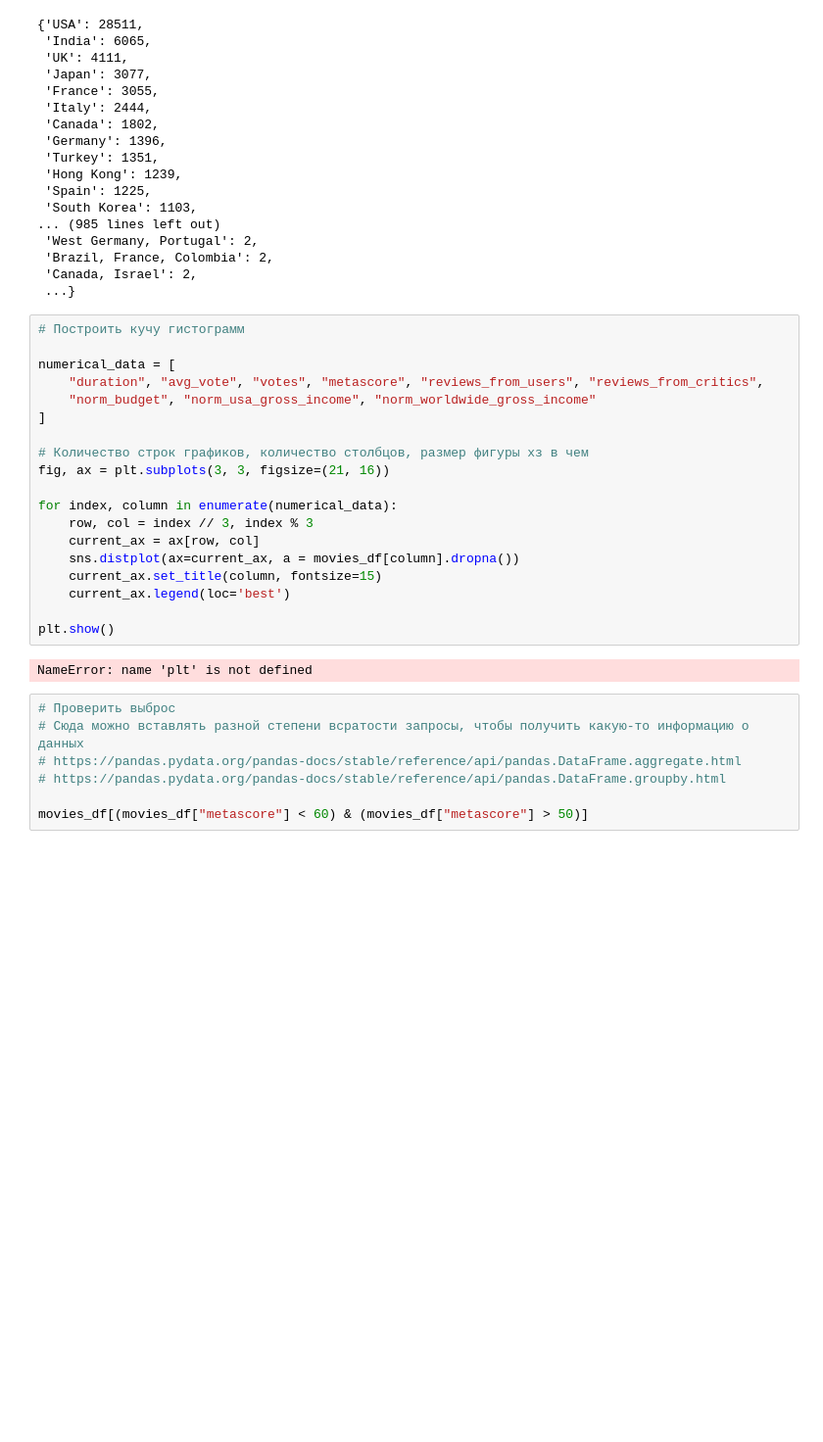
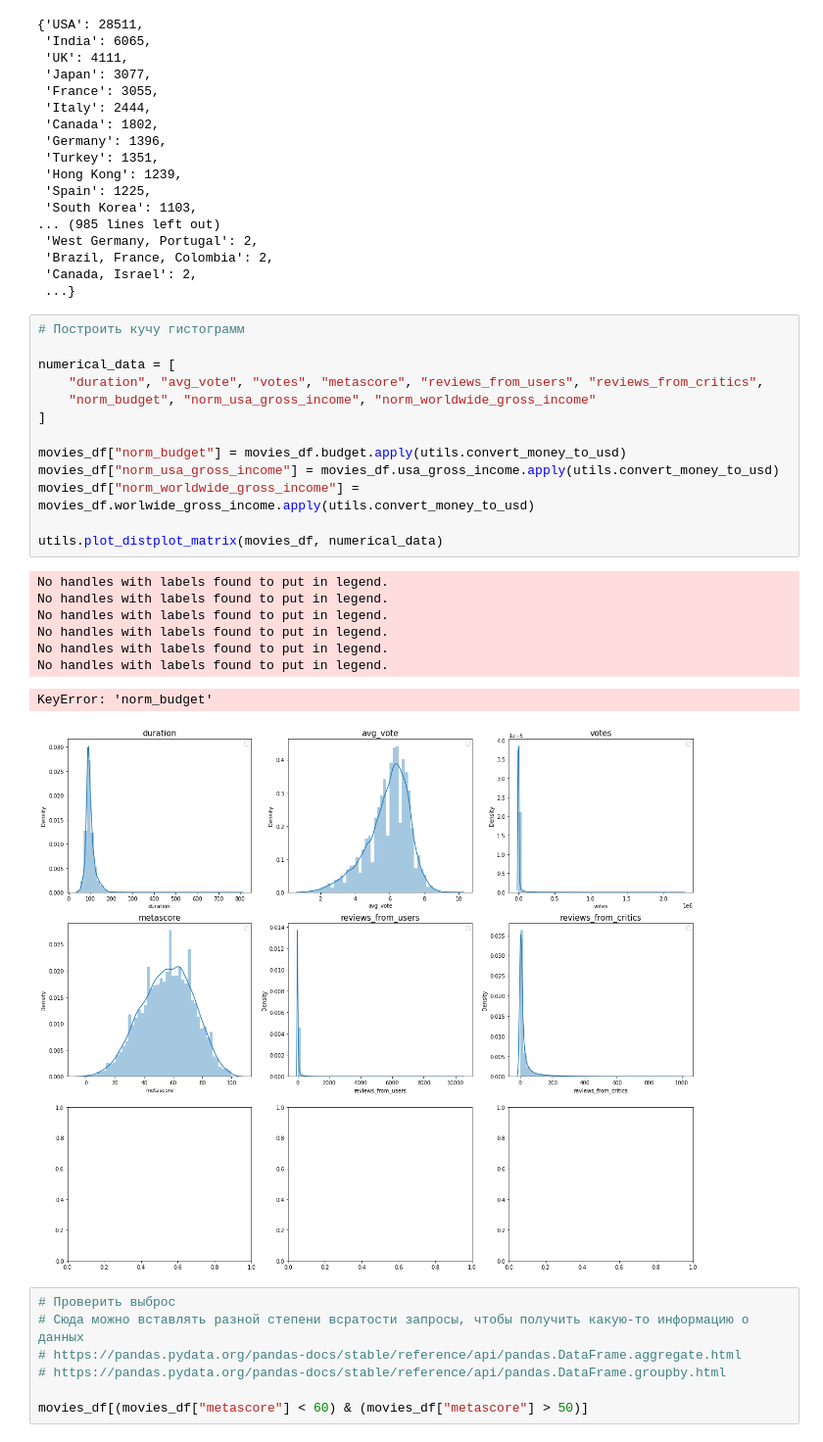
Before and after one commit to vsmaxim/data-analysis-2021, a Jupyter notebook: 01-exploration-movies.ipynb, the cells around one changed output. Shown at 98% size. Drawn from its saved outputs; the diff is of its cells as text; blank space fills up the shorter version.

```diff
--- a/01-exploration-movies.ipynb
+++ b/01-exploration-movies.ipynb
@@ -92,24 +88,25 @@ Counter({'Drama': 47110, 'Comedy': 29368, 'Romance': 14128, 'Action': 12948, 'Th
 # %%
 # Построить кучу гистограмм
 
 numerical_data = [
     "duration", "avg_vote", "votes", "metascore", "reviews_from_users", "reviews_from_critics",
     "norm_budget", "norm_usa_gross_income", "norm_worldwide_gross_income"
 ]
 
-# Количество строк графиков, количество столбцов, размер фигуры хз в чем
-fig, ax = plt.subplots(3, 3, figsize=(21, 16))
+movies_df["norm_budget"] = movies_df.budget.apply(utils.convert_money_to_usd)
+movies_df["norm_usa_gross_income"] = movies_df.usa_gross_income.apply(utils.convert_money_to_usd)
+movies_df["norm_worldwide_gross_income"] = movies_df.worlwide_gross_income.apply(utils.convert_money_to_usd)
 
-for index, column in enumerate(numerical_data):
-    row, col = index // 3, index % 3
-    current_ax = ax[row, col]
-    sns.distplot(ax=current_ax, a = movies_df[column].dropna())
-    current_ax.set_title(column, fontsize=15)
-    current_ax.legend(loc='best')
-
-plt.show()
+utils.plot_distplot_matrix(movies_df, numerical_data)
 # %% [output]
-NameError: name 'plt' is not defined
+No handles with labels found to put in legend.
+No handles with labels found to put in legend.
+No handles with labels found to put in legend.
+No handles with labels found to put in legend.
+No handles with labels found to put in legend.
+No handles with labels found to put in legend.
+KeyError: 'norm_budget'
+[figure, added]
 # %%
 # Проверить выброс
 # Сюда можно вставлять разной степени всратости запросы, чтобы получить какую-то информацию о данных
```
Also changed, not shown: parts of 9 cells of this notebook, 4 other files.
